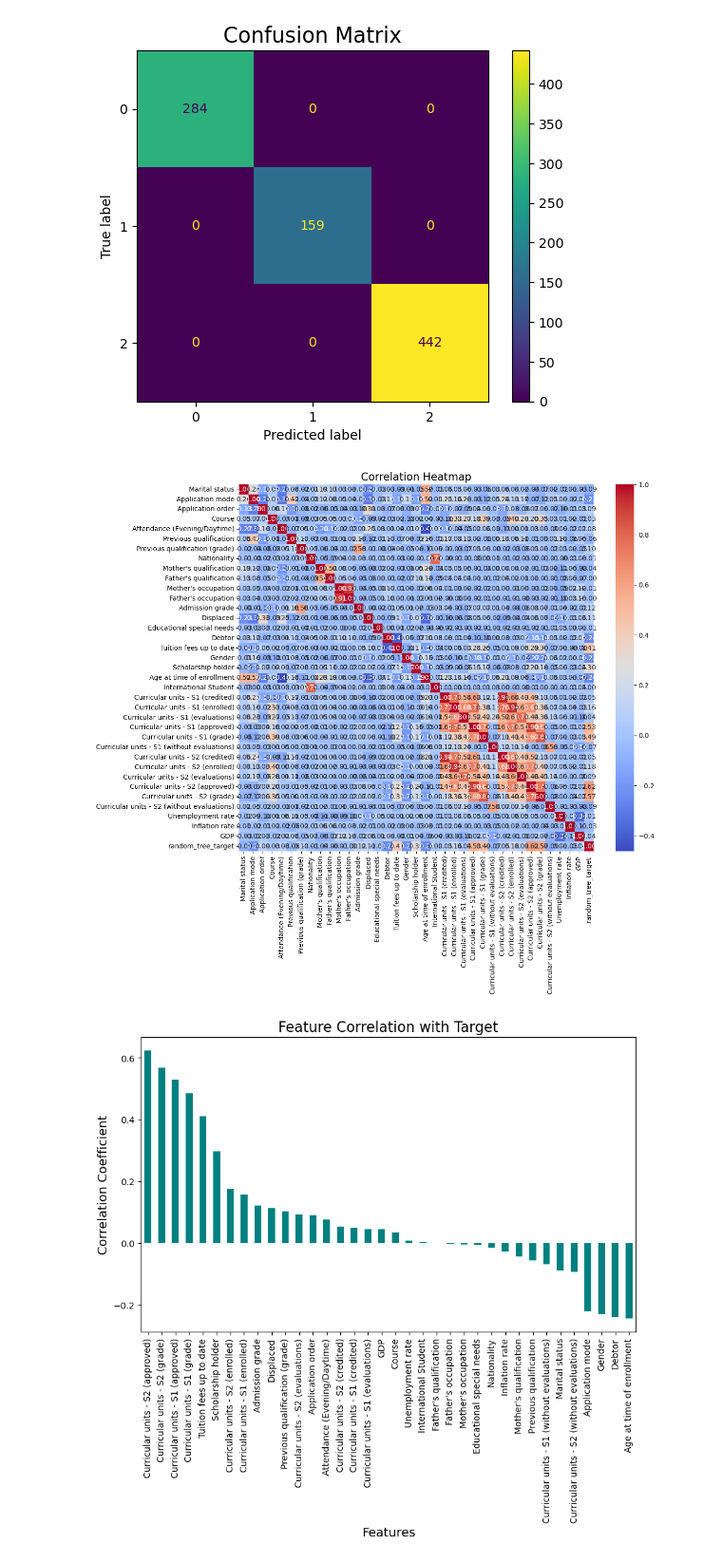
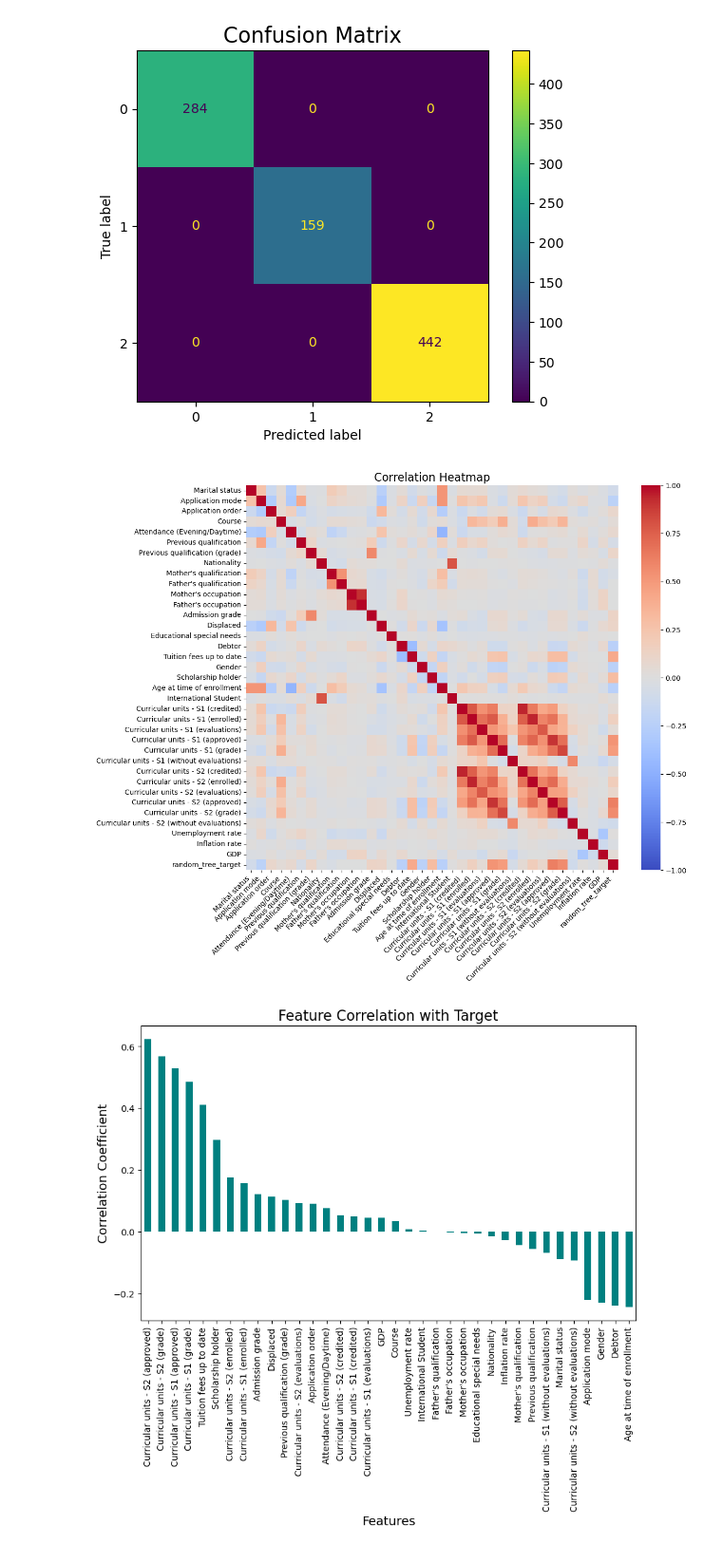
Before and after one commit to swiresjr/Project-4-Team-6-Machine-Learning, a Jupyter notebook: Random_Forest.ipynb, the cells around one changed output. Shown at 95% size. Cells and saved outputs as stored; diff of their text form; code cells hidden in the pictures.

```diff
--- a/Random_Forest.ipynb
+++ b/Random_Forest.ipynb
@@ -192,22 +241,25 @@ plt.show()
 # %%
 # Calculate correlation matrix
 
 # Select only numeric columns for correlation calculation
 numeric_data = df_enrollment_data.select_dtypes(include=['number'])
 
 # Calculate the correlation matrix using only numeric columns
 correlation_matrix = numeric_data.corr()
 
 # Plot the correlation heatmap
 import matplotlib.pyplot as plt
 import seaborn as sns
 
+
 plt.figure(figsize=(12, 10))
-sns.heatmap(correlation_matrix, annot=True, cmap='coolwarm', fmt='.2f')
+sns.heatmap(correlation_matrix, annot=False, cmap='coolwarm', center=0, vmin=-1, vmax=1)
 plt.title('Correlation Heatmap', fontsize=16)
+plt.xticks(rotation=45, ha='right')
+plt.yticks(rotation=0)
 plt.show()
 # %% [output]
-[figure, old version]
+[figure, new version]
 # %%
 # Correlation of features with the target
 correlation_with_target = numeric_data.corr()['random_tree_target'].sort_values(ascending=False)
```
Also changed, not shown: parts of 9 cells of this notebook.
